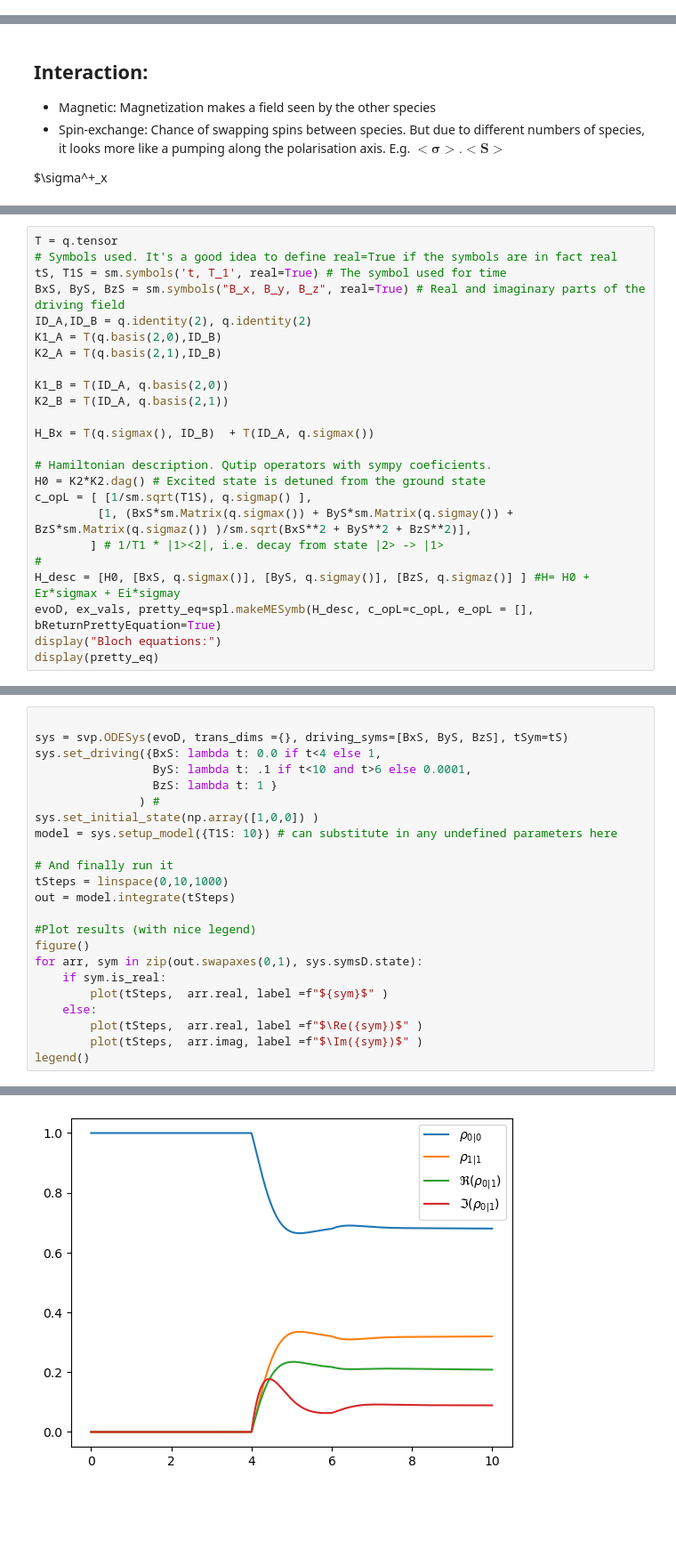
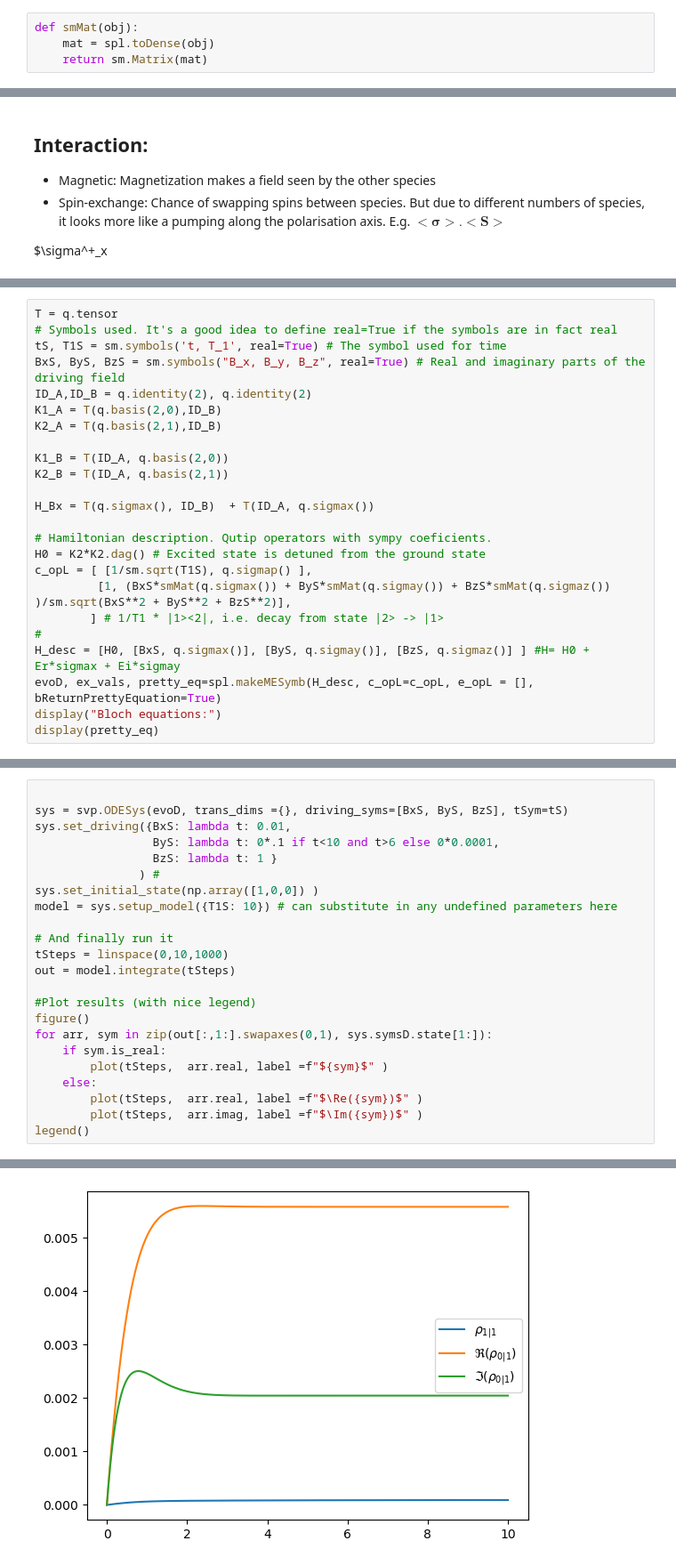
Before and after one commit to morgatron/spylind, a Jupyter notebook: examples/NECOM.ipynb, the cells around one changed output, grey strips where cells are left out. Shown: that part at 89% size. Cells and saved outputs as stored; diff of their text form; blank space fills up the shorter version.

```diff
--- a/examples/NECOM.ipynb
+++ b/examples/NECOM.ipynb
@@ -36,3 +46,7 @@ $\displaystyle \left[\begin{matrix}0 & 1.0\\1.0 & 0\end{matrix}\right]$
+# %%
+def smMat(obj):
+    mat = spl.toDense(obj)
+    return sm.Matrix(mat)
 # %%
 spl.getRhoS(2, base_symbol = "R")
 # %% [output]
@@ -189,7 +211,7 @@ H_Bx = T(q.sigmax(), ID_B)  + T(ID_A, q.sigmax())
 # Hamiltonian description. Qutip operators with sympy coeficients.
 H0 = K2*K2.dag() # Excited state is detuned from the ground state
 c_opL = [ [1/sm.sqrt(T1S), q.sigmap() ],
-         [1, (BxS*sm.Matrix(q.sigmax()) + ByS*sm.Matrix(q.sigmay()) + BzS*sm.Matrix(q.sigmaz()) )/sm.sqrt(BxS**2 + ByS**2 + BzS**2)],
+         [1, (BxS*smMat(q.sigmax()) + ByS*smMat(q.sigmay()) + BzS*smMat(q.sigmaz()) )/sm.sqrt(BxS**2 + ByS**2 + BzS**2)],
         ] # 1/T1 * |1><2|, i.e. decay from state |2> -> |1>
 #
 H_desc = [H0, [BxS, q.sigmax()], [ByS, q.sigmay()], [BzS, q.sigmaz()] ] #H= H0 +  Er*sigmax + Ei*sigmay
@@ -210,26 +224,26 @@ Object `sys.set_initial_state` not found.
 # %%
 
 sys = svp.ODESys(evoD, trans_dims ={}, driving_syms=[BxS, ByS, BzS], tSym=tS)
-sys.set_driving({BxS: lambda t: 0.0 if t<4 else 1,
-                 ByS: lambda t: .1 if t<10 and t>6 else 0.0001,
+sys.set_driving({BxS: lambda t: 0.01,
+                 ByS: lambda t: 0*.1 if t<10 and t>6 else 0*0.0001,
                  BzS: lambda t: 1 }
                ) #
 sys.set_initial_state(np.array([1,0,0]) )
 model = sys.setup_model({T1S: 10}) # can substitute in any undefined parameters here
 
 # And finally run it
 tSteps = linspace(0,10,1000)
 out = model.integrate(tSteps)
 
 #Plot results (with nice legend)
 figure()
-for arr, sym in zip(out.swapaxes(0,1), sys.symsD.state):
+for arr, sym in zip(out[:,1:].swapaxes(0,1), sys.symsD.state[1:]):
     if sym.is_real:
         plot(tSteps,  arr.real, label =f"${sym}$" )
     else:
         plot(tSteps,  arr.real, label =f"$\Re({sym})$" )
         plot(tSteps,  arr.imag, label =f"$\Im({sym})$" )
 legend()
 # %% [output]
 <matplotlib.legend.Legend at 0x...>
-[figure, old version]
+[figure, new version]
```
Also changed, not shown: parts of 15 cells of this notebook.
